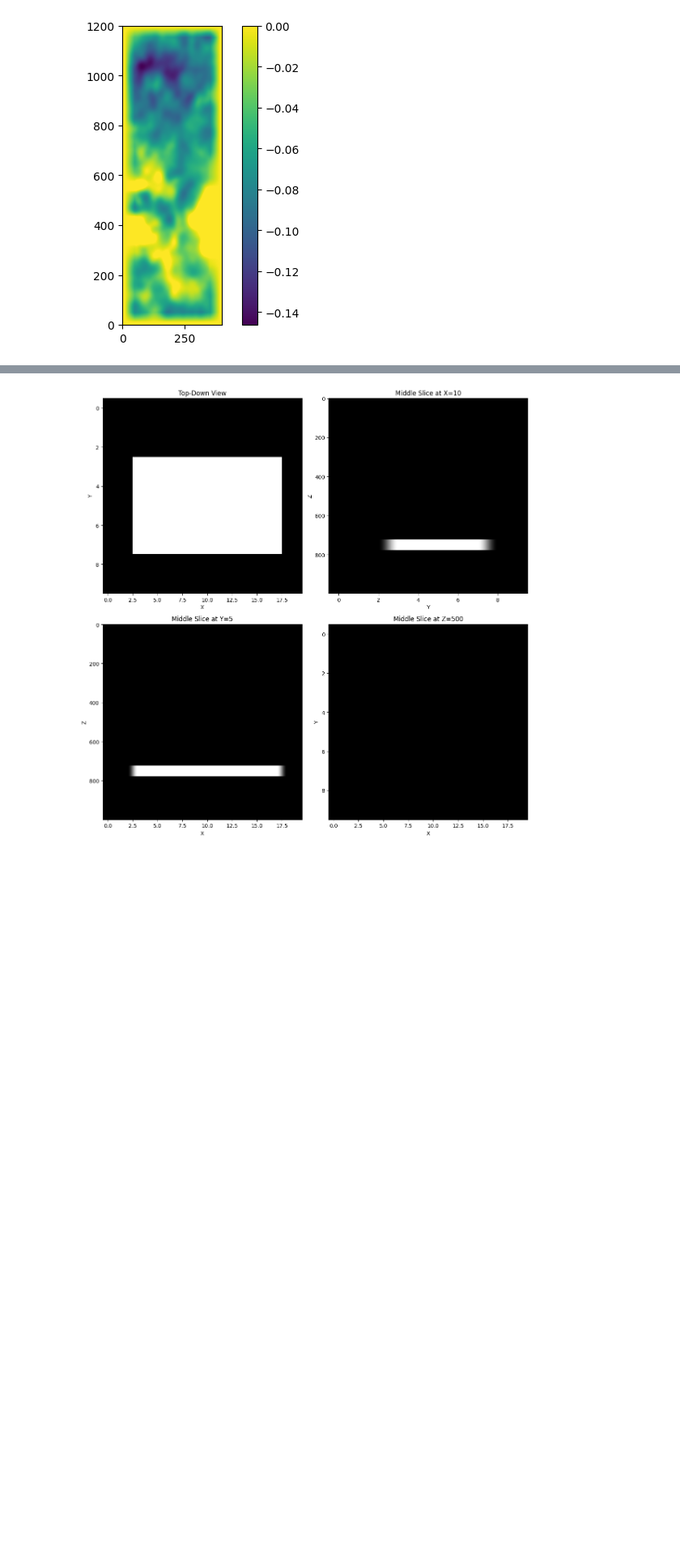
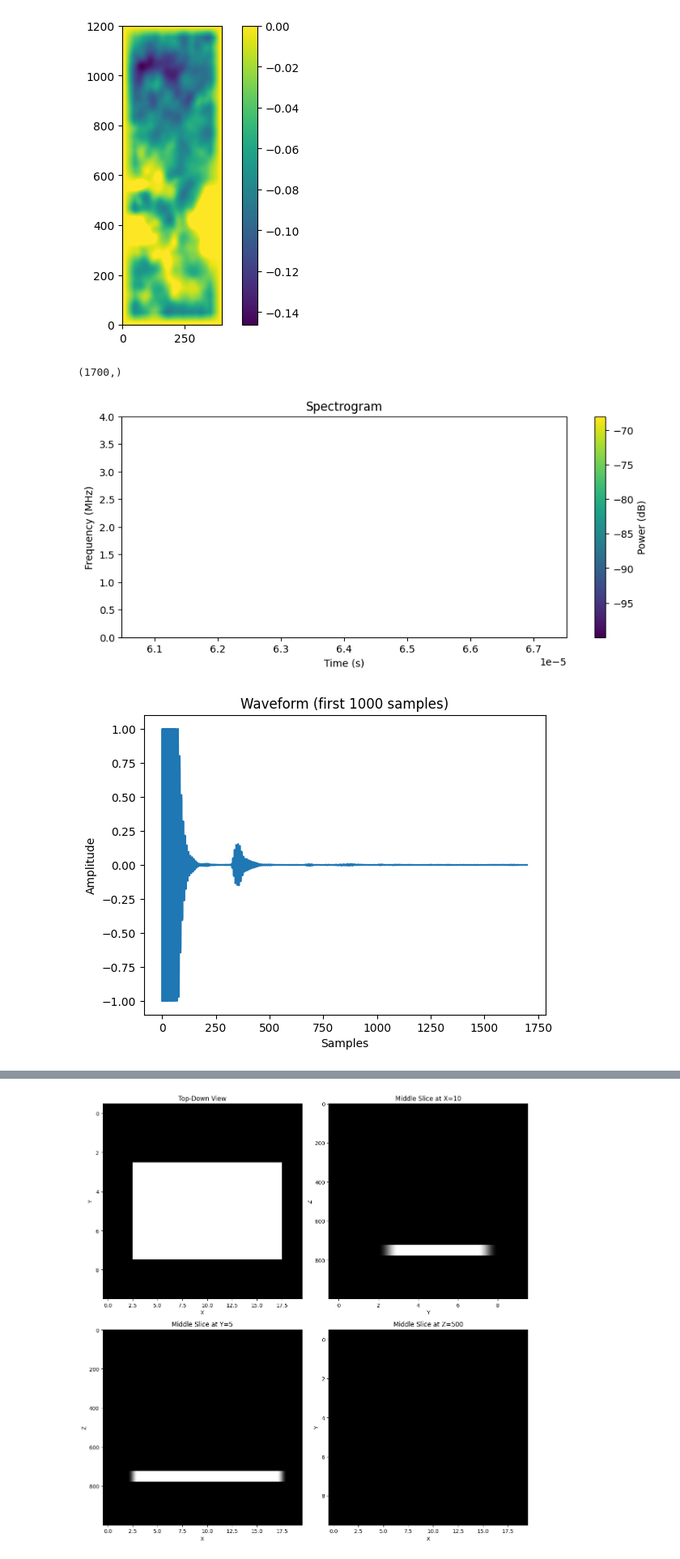
Before and after one commit to sofieothilie/modelling, a Jupyter notebook: test.ipynb, the cells around one changed output, grey strips where cells are left out. Shown at 81% size. Drawn from its saved outputs; the diff is of its cells as text; code cells hidden in the pictures; blank space fills up the shorter version.

```diff
--- a/test.ipynb
+++ b/test.ipynb
@@ -22,3 +22,41 @@ plt.show()
 dict_keys(['__header__', '__version__', '__globals__', 'zzz'])
 -0.1463105018233302
 [figure]
+# %%
+import numpy as np
+import matplotlib.pyplot as plt
+from scipy.io import loadmat
+from scipy.signal import spectrogram
+
+# Load data
+mat_data = loadmat('filterOff_transducer_to_transducer.mat')
+waveform = mat_data['data1'].squeeze()  # Replace with actual variable name
+fs = 8e6  # Sampling frequency (adjust as needed)
+
+# Normalize the waveform to float32 in the range [-1, 1]
+waveform = waveform.astype(np.float32)
+waveform /= np.max(np.abs(waveform))  # Normalize to [-1, 1]
+
+# Compute spectrogram
+f, t, Sxx = spectrogram(waveform[:1024], fs=fs, nperseg=1024)
+
+print(waveform.shape)
+
+# Plot frequency over time
+plt.figure(figsize=(10, 4))
+plt.pcolormesh(t, f / 1e6, 10 * np.log10(Sxx + 1e-10), shading='gouraud')
+plt.ylabel('Frequency (MHz)')
+plt.xlabel('Time (s)')
+plt.title('Spectrogram')
+plt.colorbar(label='Power (dB)')
+plt.show()
+
+plt.plot(waveform)  # Plot the first 1000 samples
+plt.title("Waveform (first 1000 samples)")
+plt.xlabel("Samples")
+plt.ylabel("Amplitude")
+plt.show()
+# %% [output]
+(1700,)
+[figure, added]
+[figure, added]
```
Also changed, not shown: parts of 2 cells of this notebook, 6 other files.
